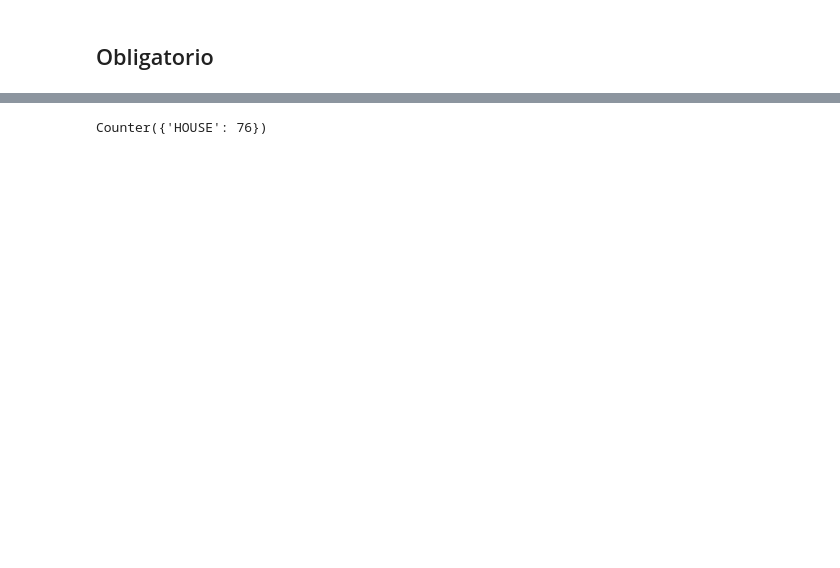
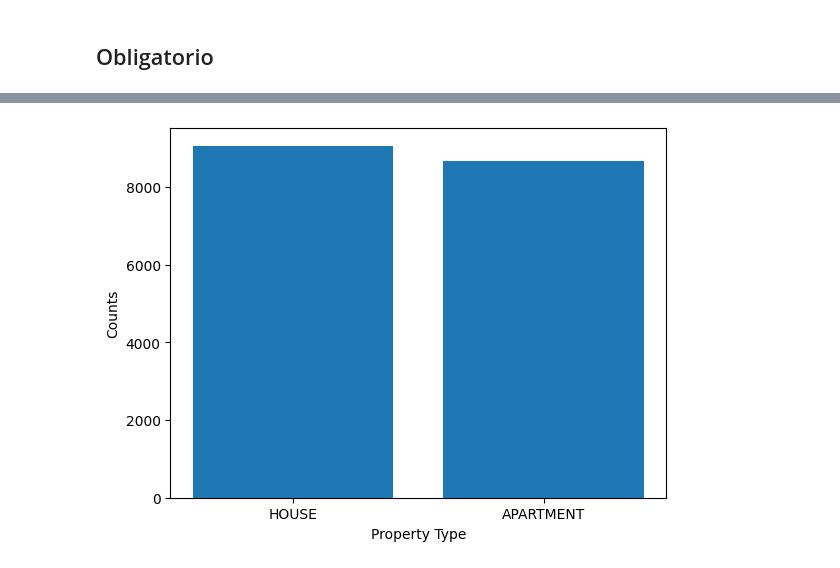
Before and after one commit to lumaschi/obli_mlinprod, a Jupyter notebook: modelo/model_train.ipynb, the cells around one changed output, grey strips where cells are left out. Drawn from its saved outputs; the diff is of its cells as text; code cells hidden in the pictures; blank space fills up the shorter version.

```diff
--- a/modelo/model_train.ipynb
+++ b/modelo/model_train.ipynb
@@ -120,3 +77,5 @@ plot_sample_images([tupla[0] for tupla in images], [tupla[1] for tupla in images
+# %%
+images = [tupla for tupla in images if tupla[1] != 'error']
 # %%
 # Dividir el objeto Dataset en conjuntos de entrenamiento y prueba
 images_train, images_test = train_test_split(images, test_size=0.2, random_state=42)
@@ -137,4 +102,11 @@ y_test = tf.keras.utils.to_categorical(y_test, 2)
 # %%
-Counter([label[1] for label in images_train])
+labels, counts= zip(*Counter([label[1] for label in images_train]).items())
+plt.bar(labels, counts)
+# Add labels and title
+plt.xlabel('Property Type')
+plt.ylabel('Counts')
+
+# Show the plot
+plt.show()
 # %% [output]
-Counter({'HOUSE': 76})
+[figure, added]
```
Also changed, not shown: parts of 9 cells of this notebook, 5 other files.
